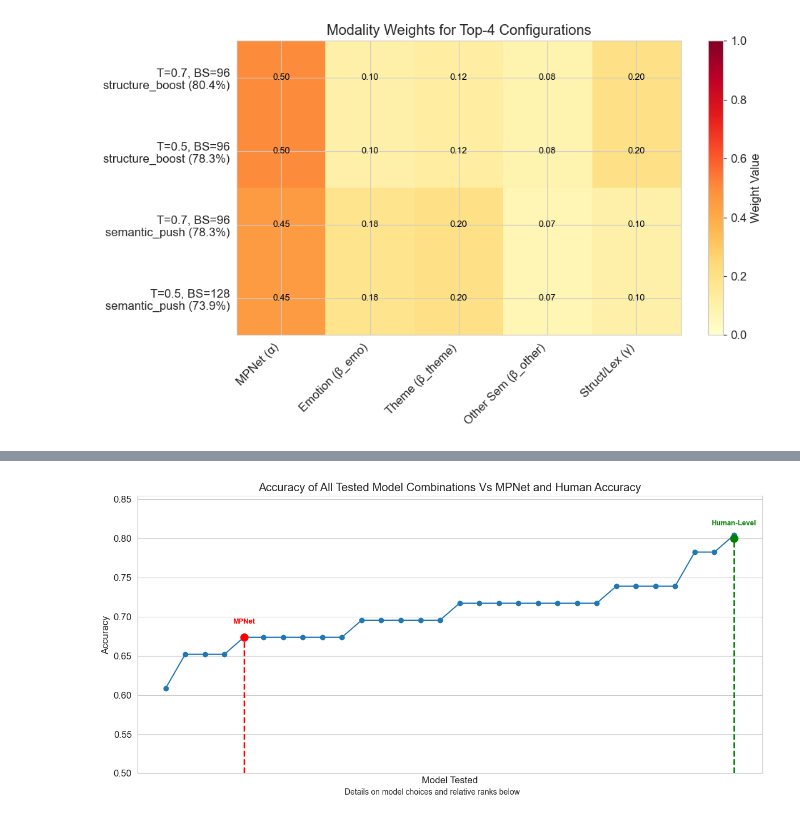
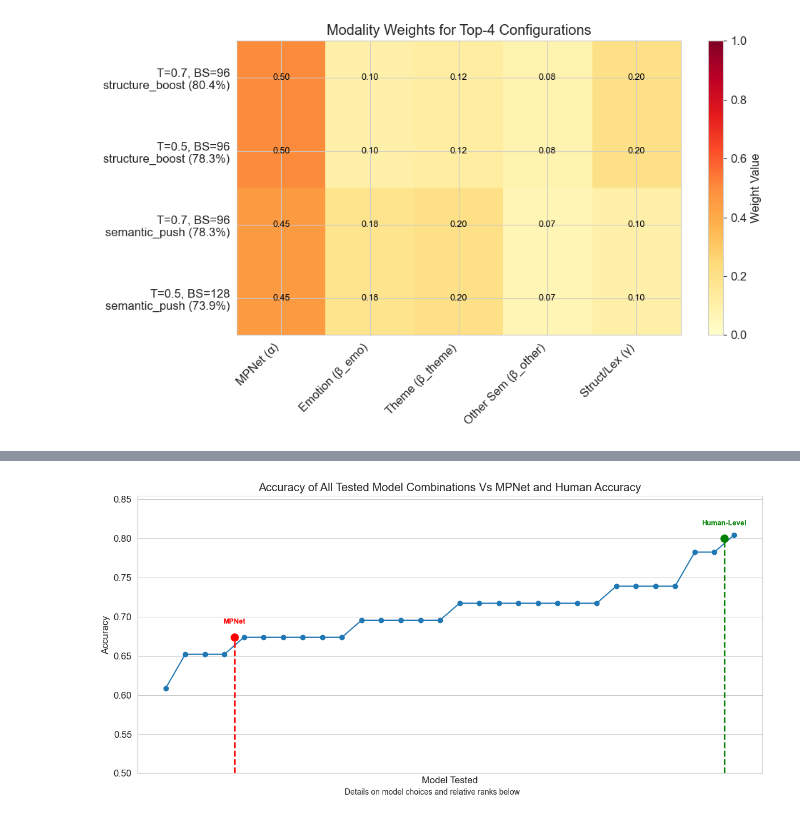
Before and after one commit to xinyuezhang-shirley/cs229FinalProject, a Jupyter notebook: plots.ipynb, the cells around one changed output, grey strips where cells are left out. Drawn from its saved outputs; the diff is of its cells as text; code cells hidden in the pictures.

```diff
--- a/plots.ipynb
+++ b/plots.ipynb
@@ -320,42 +333,56 @@ plt.show()
 # %%
 # Sort dataframe by accuracy
 df_sorted = results_df.sort_values(by="triplet_acc").reset_index(drop=True)
 
-# Clean labels just for plotting (unused since we remove x labels)
-labels_clean = df_sorted["label"].str.replace("_spe4000", "", regex=False)
-
 plt.figure(figsize=(12, 6))
 
-plt.plot(range(len(df_sorted)), df_sorted["triplet_acc"], marker='o')
+# Main line plot
+plt.plot(range(len(df_sorted)), df_sorted["triplet_acc"], marker='o', zorder=2)
 
-# --- REMOVE X-AXIS LABELS COMPLETELY ---
-plt.xticks([])   # remove tick labels
-plt.tick_params(axis='x', which='both', length=0)  # remove tick marks
-plt.xlabel("")   # remove axis label
+# Remove x axis labels
+plt.xticks([])
+plt.tick_params(axis='x', which='both', length=0)
 
 plt.xlabel("Model Tested")
 plt.suptitle("Details on model choices and relative ranks below", fontsize=10, y=.02)
 
 plt.ylabel("Accuracy")
 plt.title("Accuracy of All Tested Model Combinations Vs MPNet and Human Accuracy")
 
 plt.ylim(0.5, df_sorted["triplet_acc"].max() + 0.05)
 
+# ---- Helpers ----
 def find_x_position(value):
     return (df_sorted["triplet_acc"] - value).abs().idxmin()
 
+# Instead of plotting *on* the existing point, shift them slightly
+def shifted_x(x, offset=0.25):
+    return x + offset     # shift right
+    # use x - offset for a left shift if you prefer
+
+
+# Draw vertical line + point + label
 def vertical_marker(x, y, color, text):
-    plt.vlines(x, ymin=0.5, ymax=y, color=color, linestyle='--', linewidth=2, zorder=4)
-    plt.scatter([x], [y], color=color, s=90, zorder=5)
-    plt.text(x, y + 0.015, text, ha='center', va='bottom', fontsize=9, color=color, fontweight='bold')
+    plt.vlines(x, ymin=0.5, ymax=y, color=color, linestyle='--',
+               linewidth=2, zorder=3)
+    plt.scatter([x], [y], color=color, s=90, zorder=4)
+    plt.text(x, y + 0.015, text, ha='center', va='bottom',
+             fontsize=9, color=color, fontweight='bold')
 
-x_baseline = find_x_position(MPNET_BASELINE_ACCURACY)
-x_human = find_x_position(HUMAN_LEVEL)
 
-vertical_marker(x_baseline, MPNET_BASELINE_ACCURACY, "red", "MPNet")
+# Get approximate "locations"
+x_mpnet_raw = find_x_position(MPNET_BASELINE_ACCURACY)
+x_human_raw = find_x_position(HUMAN_LEVEL)
+
+# Shift by +0.25 so they don't overlap real data points
+x_mpnet = shifted_x(x_mpnet_raw, offset=- 0.5)
+x_human = shifted_x(x_human_raw, offset= -0.5)
+
+# Draw markers
+vertical_marker(x_mpnet, MPNET_BASELINE_ACCURACY, "red", "MPNet")
 vertical_marker(x_human, HUMAN_LEVEL, "green", "Human-Level")
 
 plt.tight_layout()
 plt.show()
 # %% [output]
-[figure, old version]
+[figure, new version]
```
Also changed, not shown: parts of 2 cells of this notebook.
